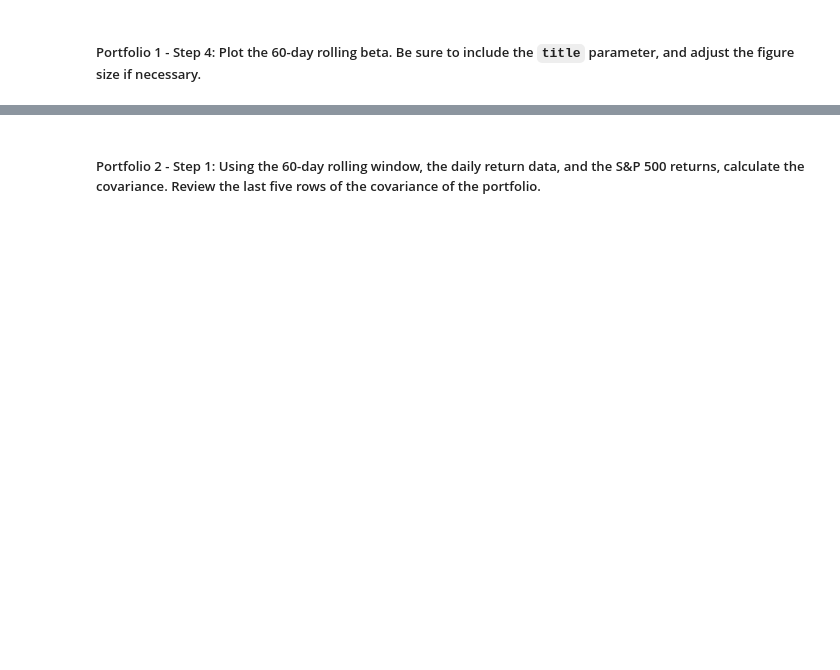
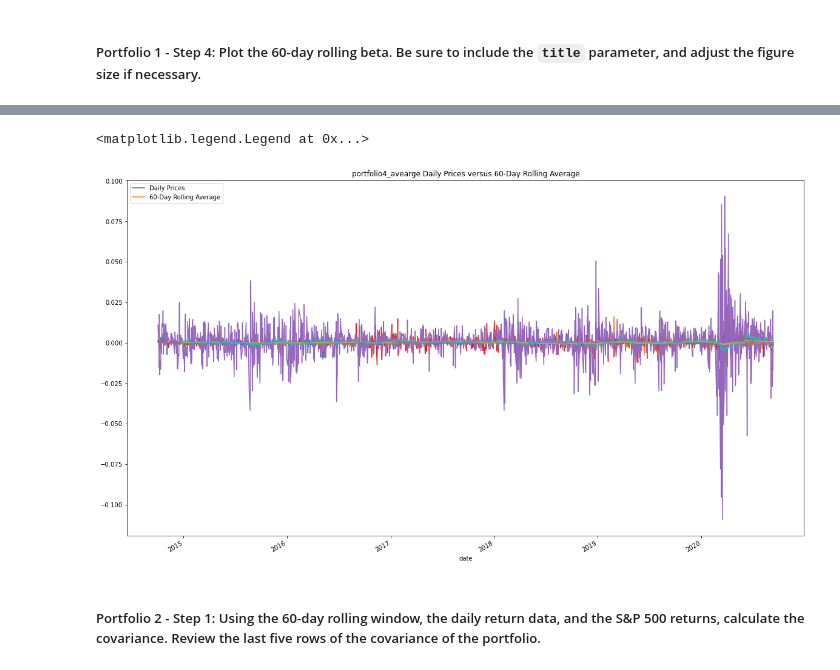
Before and after one commit to EGeorge2021r/Challenge4_Repo, a Jupyter notebook: Starter_Code/risk_return_analysis.ipynb, the cells around one changed output, grey strips where cells are left out. Cells and saved outputs as stored; diff of their text form; code cells hidden in the pictures; blank space fills up the shorter version.

```diff
--- a/Starter_Code/risk_return_analysis.ipynb
+++ b/Starter_Code/risk_return_analysis.ipynb
@@ -719,2 +788,14 @@ print(f"{covariance: .8f} ")
+# %%
+# Set the plot of Tesla's daily prices as the main plot in the overlay
+ax = daily_returns.plot(figsize=(20,12), title="portfolio4_avearge Daily Prices versus S&P500 60-Day Rolling Average")
+
+# Plot the 60-day rolling metric as an overlay on the plot
+daily_returns.rolling(window=60).mean().plot(ax=ax)
+
+# Create the legend for the figure
+ax.legend(["Daily Prices", "60-Day Rolling Average"])
+# %% [output]
+<matplotlib.legend.Legend at 0x...>
+[figure, added]
 # %% [markdown]
 ##### Portfolio 2 - Step 1: Using the 60-day rolling window, the daily return data, and the S&P 500 returns, calculate the covariance. Review the last five rows of the covariance of the portfolio.
```
Also changed, not shown: parts of 17 cells of this notebook.
